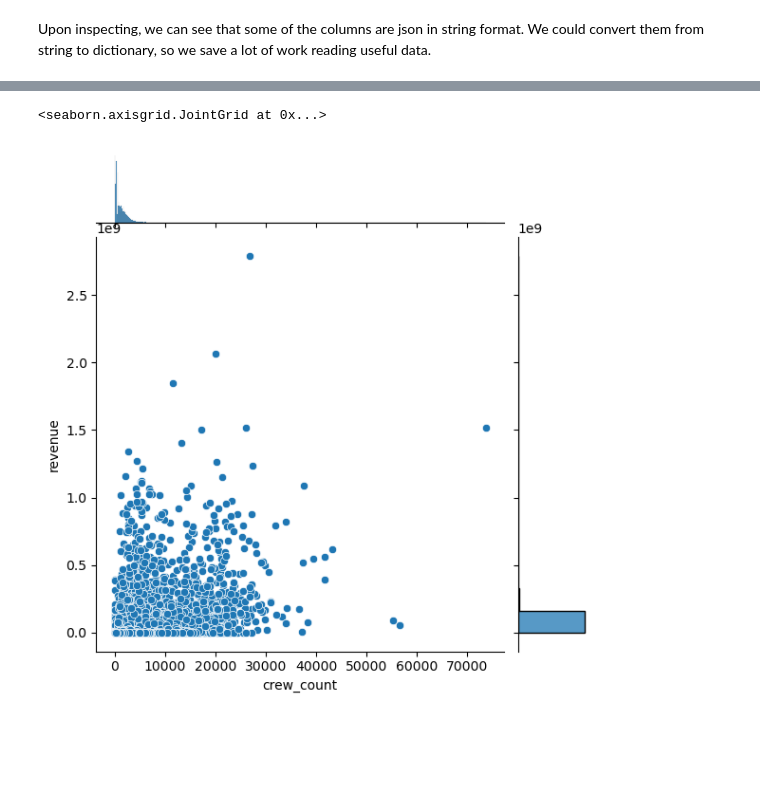
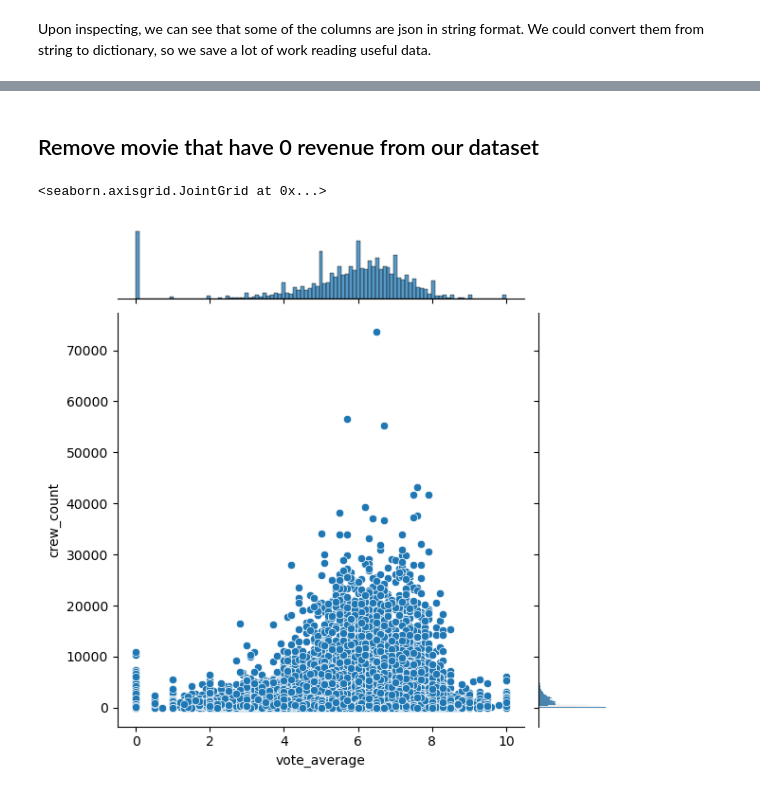
Before and after one commit to tianhew0121/Movie_Rating_Prediction_with_Movielens_dataset, a Jupyter notebook: data_inspection.ipynb, the cells around one changed output, grey strips where cells are left out. Cells and saved outputs as stored; diff of their text form; code cells hidden in the pictures; blank space fills up the shorter version.

```diff
--- a/data_inspection.ipynb
+++ b/data_inspection.ipynb
@@ -153,0 +133,2 @@ full_data['genres_count'] = full_data['genres'].apply(lambda x: len(x) if x is n
+# %% [markdown]
+## Remove movie that have 0 revenue from our dataset
@@ -154,8 +137,8 @@ full_data['genres_count'] = full_data['genres'].apply(lambda x: len(x) if x is n
 # %%
 import seaborn as sns
 
 # plot crew_count vs revenue
-sns.jointplot(x='crew_count', y='revenue', data=full_data)
+sns.jointplot(x='vote_average', y='crew_count', data=full_data)
 # %% [output]
 <seaborn.axisgrid.JointGrid at 0x...>
-[figure, old version]
+[figure, new version]
```
Also changed, not shown: parts of 30 cells of this notebook.
